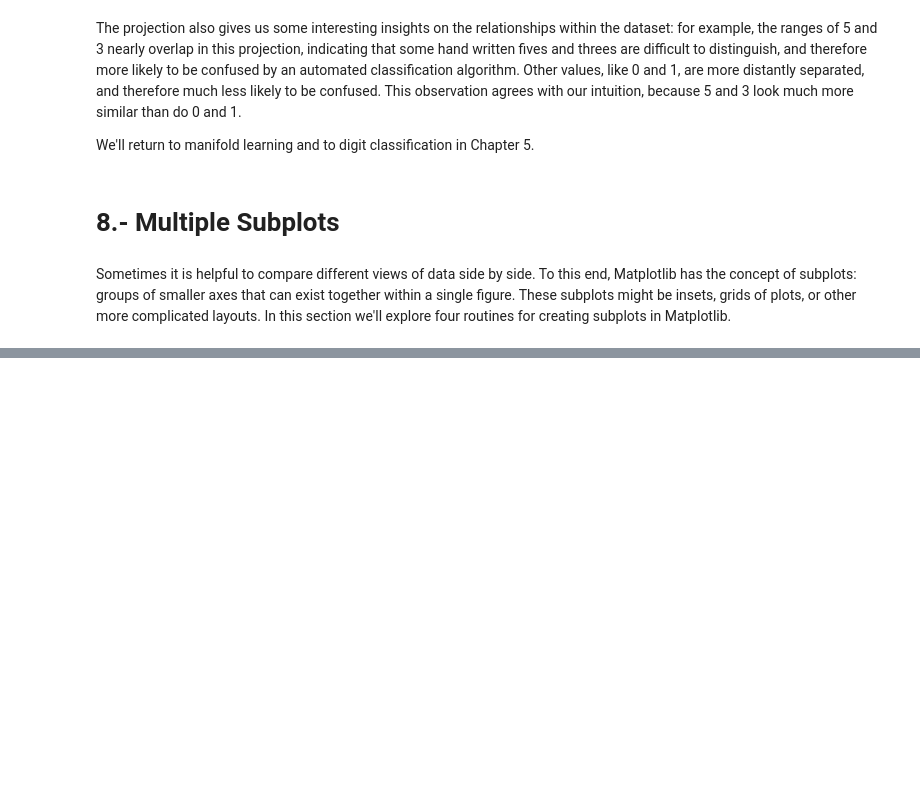
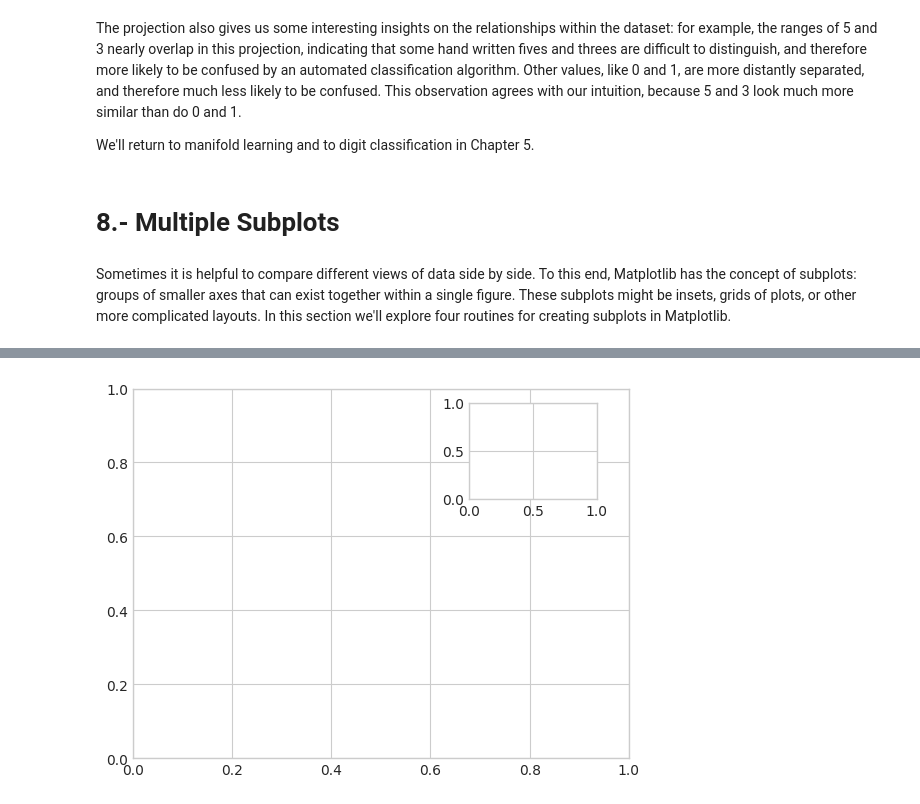
Before and after one commit to dirodgu/python_data_analysis_course, a Jupyter notebook: notebooks/chapter_4.ipynb, the cells around one changed output, grey strips where cells are left out. Saved outputs shown, nothing was run; the diff lists cells and outputs as text; code cells hidden in the pictures; blank space fills up the shorter version.

```diff
--- a/notebooks/chapter_4.ipynb
+++ b/notebooks/chapter_4.ipynb
@@ -994,0 +998,5 @@ import numpy as np
+# %%
+ax1 = plt.axes()  # standard axes
+ax2 = plt.axes([0.65, 0.65, 0.2, 0.2])
+# %% [output]
+[figure, added]
```
Also changed, not shown: parts of 45 cells of this notebook.
